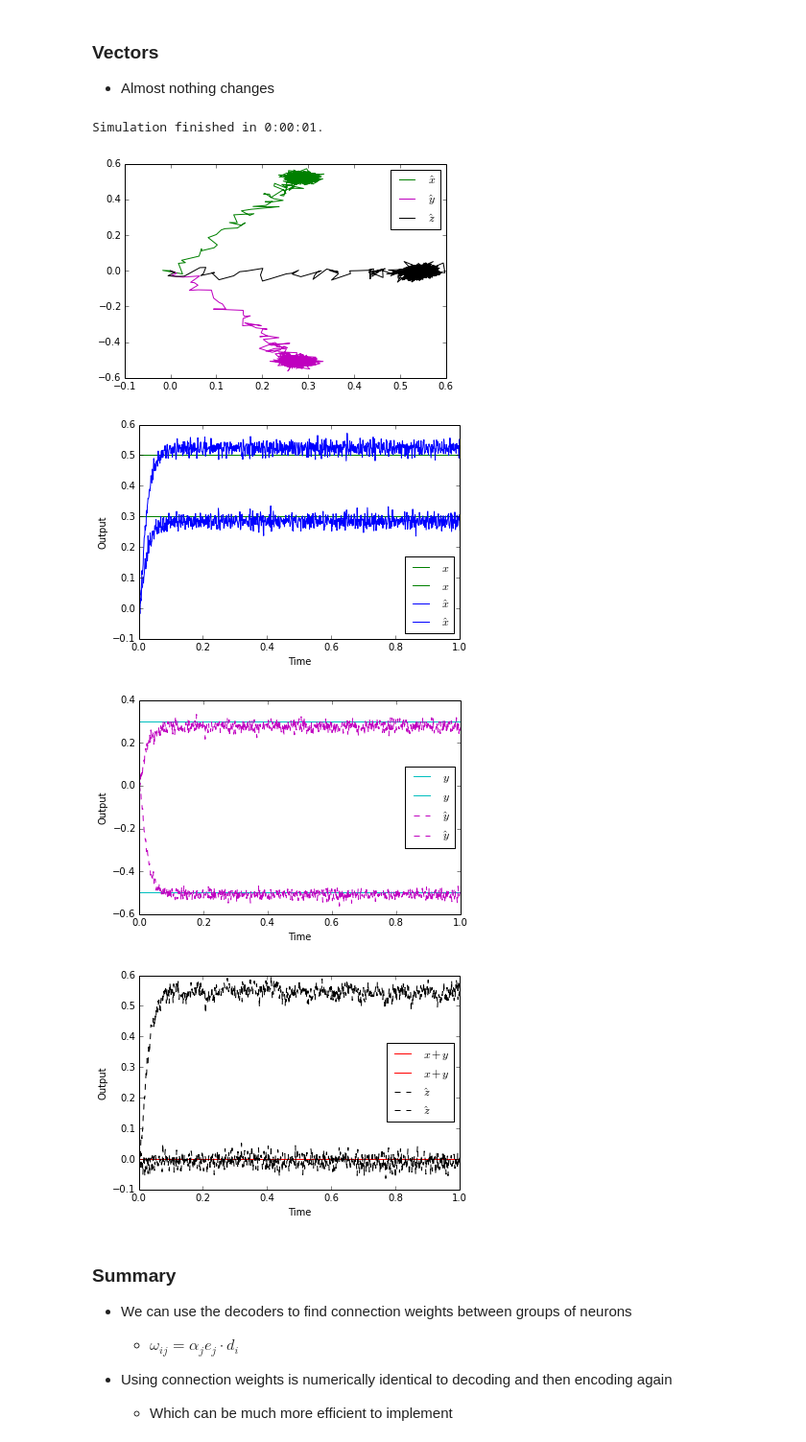
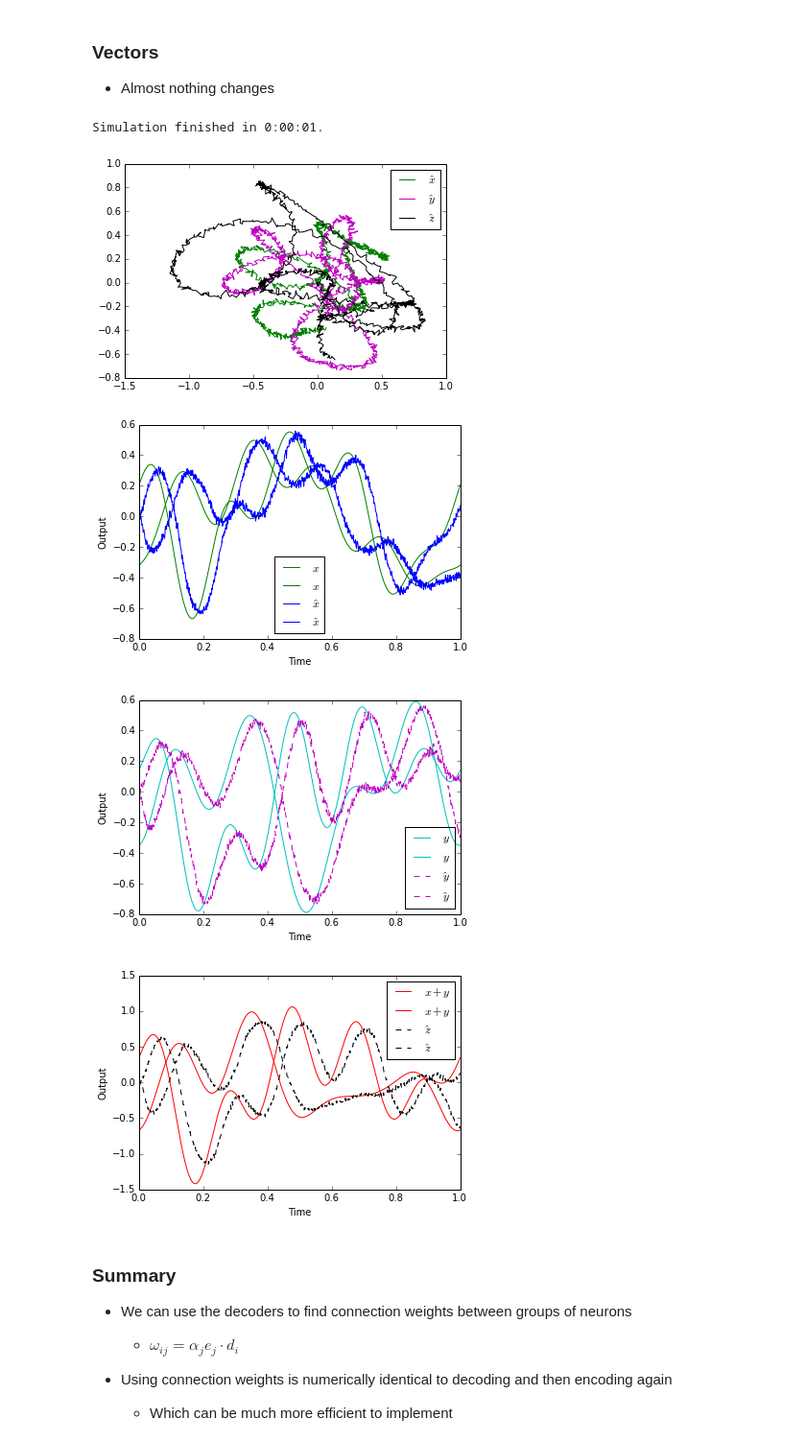
Before and after one commit to celiasmith/syde556, a Jupyter notebook: SYDE 556 Lecture 4 Transformation.ipynb, the cells around one changed output. Shown at 96% size. Drawn from its saved outputs; the diff is of its cells as text; code cells hidden in the pictures.

```diff
--- a/SYDE 556 Lecture 4 Transformation.ipynb
+++ b/SYDE 556 Lecture 4 Transformation.ipynb
@@ -457,11 +457,11 @@ max_freq = 5
 model = nengo.Network()
 
 with model:
-    #stimA = nengo.Node(output=WhiteSignal(T, high=max_freq, rms=0.3, seed=3), size_out=2)
-    #stimB = nengo.Node(output=WhiteSignal(T, high=max_freq, rms=0.3, seed=5), size_out=2)
+    stimA = nengo.Node(output=WhiteSignal(T, high=max_freq, rms=0.3, seed=3), size_out=2)
+    stimB = nengo.Node(output=WhiteSignal(T, high=max_freq, rms=0.3, seed=5), size_out=2)
 
-    stimA = nengo.Node([.3,.5])
-    stimB = nengo.Node([.3,-.5])
+    #stimA = nengo.Node([.3,.5])
+    #stimB = nengo.Node([.3,-.5])
 
     ensA = nengo.Ensemble(55, dimensions=2)
     ensB = nengo.Ensemble(53, dimensions=2)
@@ -482,37 +482,37 @@ sim = nengo.Simulator(model)
 sim.run(T)
 
 figure()
 plot(sim.data[ensA_p][:,0], sim.data[ensA_p][:,1], 'g', label="$\hat{x}$")
 plot(sim.data[ensB_p][:,0], sim.data[ensB_p][:,1], 'm', label="$\hat{y}$")
 plot(sim.data[ensC_p][:,0], sim.data[ensC_p][:,1], 'k', label="$\hat{z}$")
 legend(loc='best')
 
 figure()
 plot(t, sim.data[stimA_p],'g', label="$x$")
 plot(t, sim.data[ensA_p],'b', label="$\hat{x}$")
 legend(loc='best')
 ylabel("Output")
 xlabel("Time")
 
 figure()
 plot(t, sim.data[stimB_p],'c', label="$y$")
 plot(t, sim.data[ensB_p],'m--', label="$\hat{y}$")
 legend(loc='best')
 ylabel("Output")
 xlabel("Time")
 
 figure()
 plot(t, sim.data[stimB_p]+sim.data[stimA_p],'r', label="$x+y$")
 plot(t, sim.data[ensC_p],'k--', label="$\hat{z}$")
 legend(loc='best')
 ylabel("Output")
 xlabel("Time");
 # %% [output]
 Simulation finished in 0:00:01.
-[figure, old version]
+[figure, new version]
-[figure, old version]
+[figure, new version]
-[figure, old version]
+[figure, new version]
-[figure, old version]
+[figure, new version]
 # %% [markdown]
 ### Summary
 
```
Also changed, not shown: parts of 8 cells of this notebook, 5 other files.
